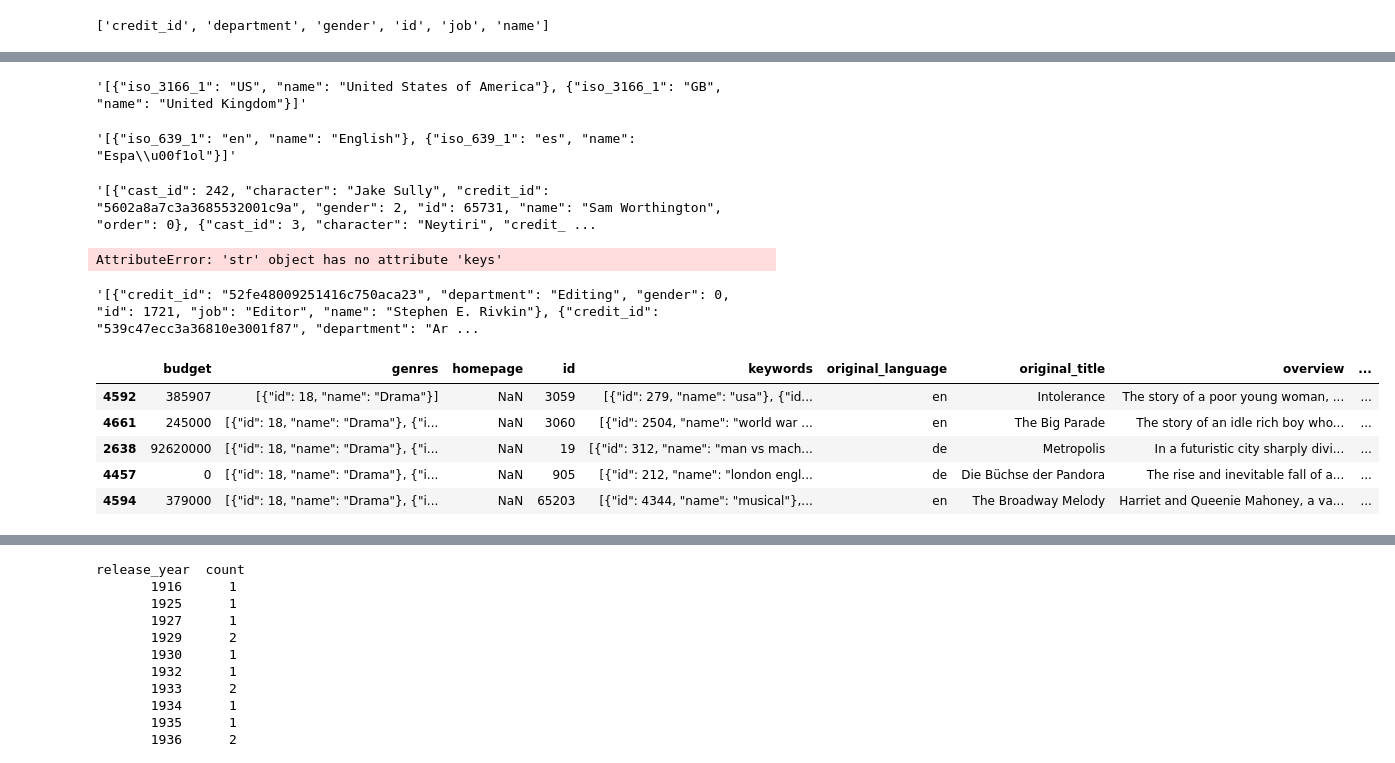
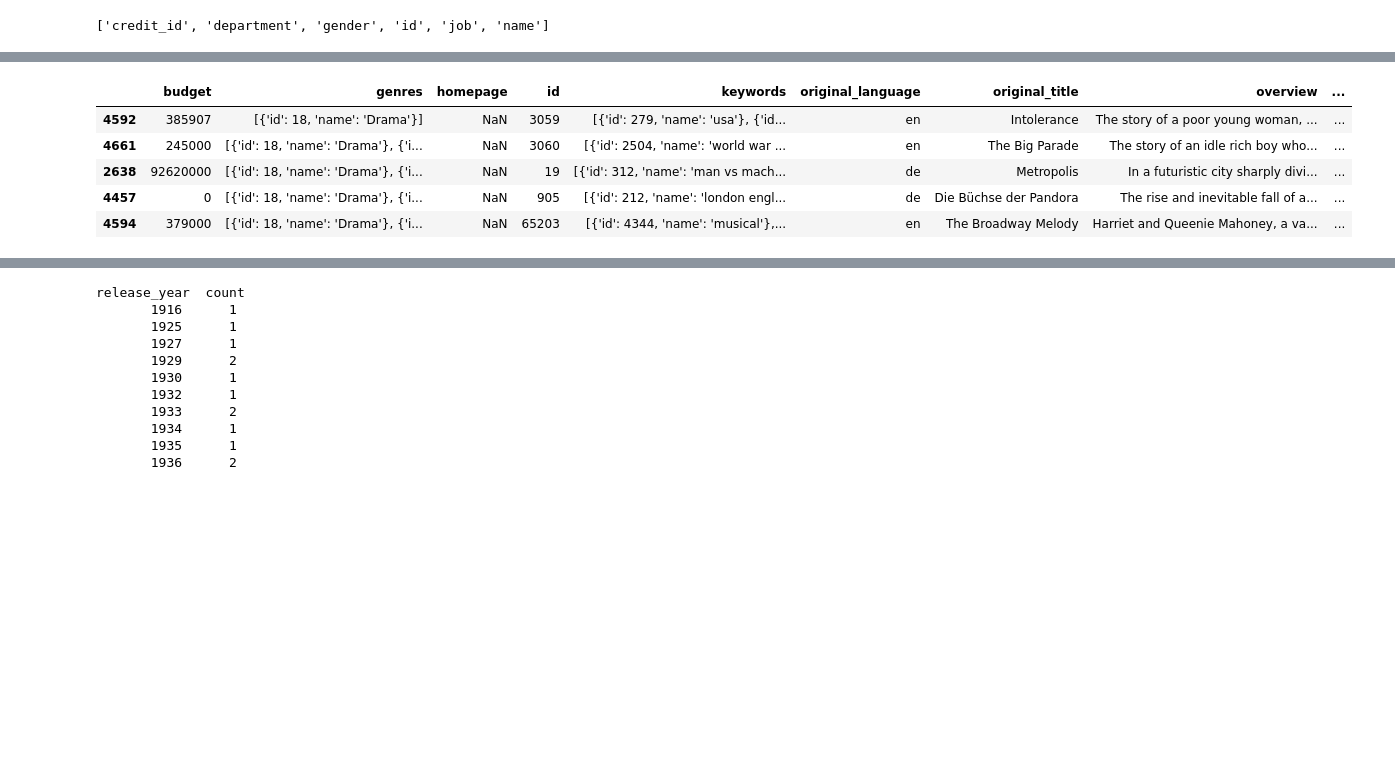
Before and after one commit to moscowjh/tmdb_dataset_analysis, a Jupyter notebook: investigate-a-dataset-template.ipynb, the cells around one changed output, grey strips where cells are left out. Saved outputs shown, nothing was run; the diff lists cells and outputs as text; code cells hidden in the pictures; blank space fills up the shorter version.

```diff
--- a/investigate-a-dataset-template.ipynb
+++ b/investigate-a-dataset-template.ipynb
@@ -68,7 +68,6 @@ import datetime
 
 def load_tmdb_movies(path):
     df = pd.read_csv(path)
-    df['release_date'] = pd.to_datetime(df['release_date']).apply(lambda x: x.date())
     json_columns = ['genres', 'keywords', 'production_countries', 'production_companies', 'spoken_languages']
     for column in json_columns:
         df[column] = df[column].apply(json.loads)
@@ -270,41 +317,13 @@ df1.loc[0,'production_companies']
-# %%
-# df1 production_countries
-df1.loc[0,'production_countries']
-# %% [output]
-'[{"iso_3166_1": "US", "name": "United States of America"}, {"iso_3166_1": "GB", "name": "United Kingdom"}]'
-# %%
-# df1 spoken_languages
-df1.loc[0,'spoken_languages']
-# %% [output]
-'[{"iso_639_1": "en", "name": "English"}, {"iso_639_1": "es", "name": "Espa\\u00f1ol"}]'
-# %%
-# in this and the next cell, we look in detail at the cells containing dictionaries in df2 - Cast, Crew
-df2.loc[0,'cast']
-# df2=df2.set_index('title')
-# df2.loc['Her','cast']
-# this is a lot of info. Will have to figure out how to clean/parse if I'm gonna do anything useful with this.
-# %% [output]
-'[{"cast_id": 242, "character": "Jake Sully", "credit_id": "5602a8a7c3a3685532001c9a", "gender": 2, "id": 65731, "name": "Sam Worthington", "order": 0}, {"cast_id": 3, "character": "Neytiri", "credit_ ...
-# %%
-print(sorted(df2.cast.iloc[0][0].keys()))
-# %% [output]
-AttributeError: 'str' object has no attribute 'keys'
-# %%
-# looking at the Crew dictionary within the df2 dataframe
-df2.loc[0,'crew']
-# this is a lot of info. Same comment applies as above
-# %% [output]
-'[{"credit_id": "52fe48009251416c750aca23", "department": "Editing", "gender": 0, "id": 1721, "job": "Editor", "name": "Stephen E. Rivkin"}, {"credit_id": "539c47ecc3a36810e3001f87", "department": "Ar ...
 # %%
 # Sort by Release Date to see release dates of earliest movies in dataset
-df3 = df1.sort_values('release_date')
-df3.head()
+movies = movies.sort_values('release_date')
+movies.head()
 # %% [output]
 |  | budget | genres | homepage | id | keywords | original_language | original_title | overview | ... |
-| 4592 | 385907 | [{"id": 18, "name": "Drama"}] | NaN | 3059 | [{"id": 279, "name": "usa"}, {"id... | en | Intolerance | The story of a poor young woman, ... | ... |
-| 4661 | 245000 | [{"id": 18, "name": "Drama"}, {"i... | NaN | 3060 | [{"id": 2504, "name": "world war ... | en | The Big Parade | The story of an idle rich boy who... | ... |
-| 2638 | 92620000 | [{"id": 18, "name": "Drama"}, {"i... | NaN | 19 | [{"id": 312, "name": "man vs mach... | de | Metropolis | In a futuristic city sharply divi... | ... |
-| 4457 | 0 | [{"id": 18, "name": "Drama"}, {"i... | NaN | 905 | [{"id": 212, "name": "london engl... | de | Die Büchse der Pandora | The rise and inevitable fall of a... | ... |
-| 4594 | 379000 | [{"id": 18, "name": "Drama"}, {"i... | NaN | 65203 | [{"id": 4344, "name": "musical"},... | en | The Broadway Melody | Harriet and Queenie Mahoney, a va... | ... |
+| 4592 | 385907 | [{'id': 18, 'name': 'Drama'}] | NaN | 3059 | [{'id': 279, 'name': 'usa'}, {'id... | en | Intolerance | The story of a poor young woman, ... | ... |
+| 4661 | 245000 | [{'id': 18, 'name': 'Drama'}, {'i... | NaN | 3060 | [{'id': 2504, 'name': 'world war ... | en | The Big Parade | The story of an idle rich boy who... | ... |
+| 2638 | 92620000 | [{'id': 18, 'name': 'Drama'}, {'i... | NaN | 19 | [{'id': 312, 'name': 'man vs mach... | de | Metropolis | In a futuristic city sharply divi... | ... |
+| 4457 | 0 | [{'id': 18, 'name': 'Drama'}, {'i... | NaN | 905 | [{'id': 212, 'name': 'london engl... | de | Die Büchse der Pandora | The rise and inevitable fall of a... | ... |
+| 4594 | 379000 | [{'id': 18, 'name': 'Drama'}, {'i... | NaN | 65203 | [{'id': 4344, 'name': 'musical'},... | en | The Broadway Melody | Harriet and Queenie Mahoney, a va... | ... |
 # %%
 # Sort by Release Date to see release dates of latest movies in dataset
```
Also changed, not shown: parts of 38 cells of this notebook.
